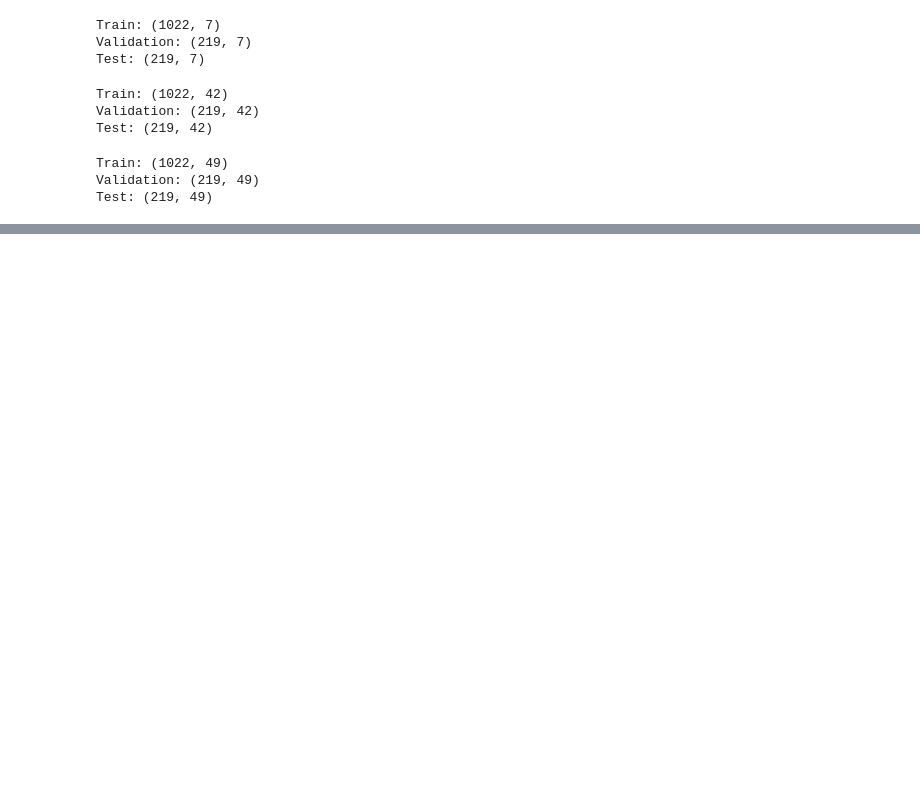
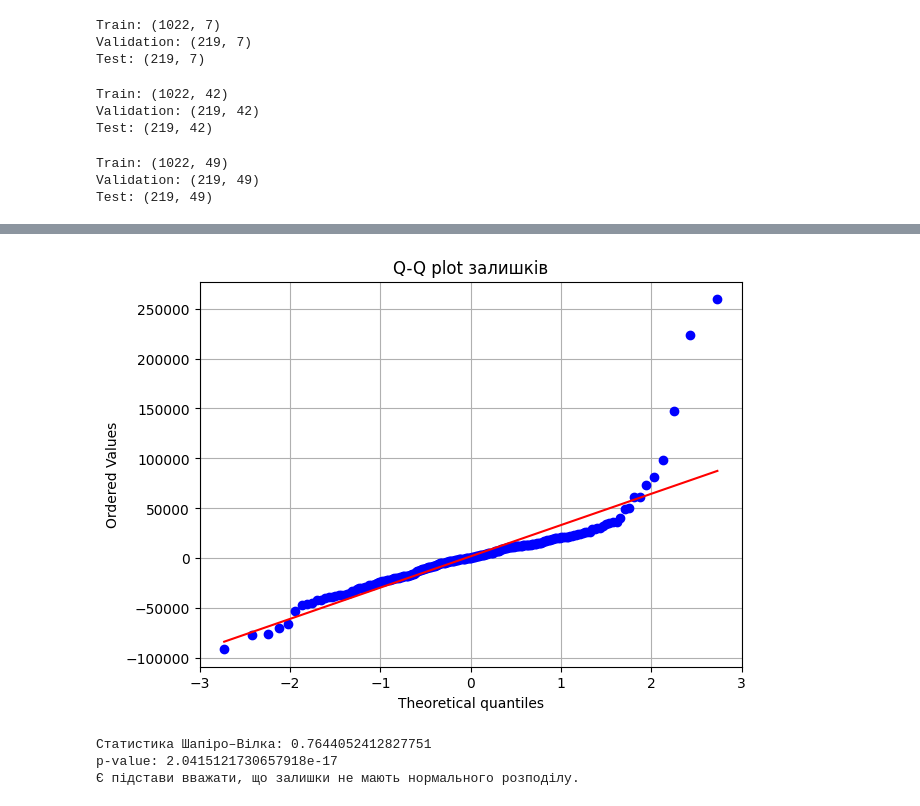
Before and after one commit to DianaTsiurpita/machine-learning, a Jupyter notebook: ML_1_Цюрпіта_Діана.ipynb, the cells around one changed output, grey strips where cells are left out. Cells and saved outputs as stored; diff of their text form; code cells hidden in the pictures; blank space fills up the shorter version.

```diff
--- a/ML_1_Цюрпіта_Діана.ipynb
+++ b/ML_1_Цюрпіта_Діана.ipynb
@@ -461,0 +854,33 @@ Test: (219, 49)
+# %%
+# Імпорт scipy для побудови Q-Q plot
+from scipy import stats
+
+plt.figure(figsize=(7, 5))
+
+stats.probplot(
+    residuals,
+    dist="norm",
+    plot=plt
+)
+
+plt.title("Q-Q plot залишків")
+plt.grid(True)
+
+plt.show()
+# %% [output]
+[figure, added]
+# %%
+# Перевірка нормальність залишків тестом Шапіро–Вілка
+shapiro_stat, shapiro_p = stats.shapiro(residuals)
+
+print("Статистика Шапіро–Вілка:", shapiro_stat)
+print("p-value:", shapiro_p)
+
+if shapiro_p > 0.05:
+    print("Немає достатніх підстав відхиляти припущення про нормальність залишків.")
+else:
+    print("Є підстави вважати, що залишки не мають нормального розподілу.")
+# %% [output]
+Статистика Шапіро–Вілка: 0.7644052412827751
+p-value: 2.0415121730657918e-17
+Є підстави вважати, що залишки не мають нормального розподілу.
```
Also changed, not shown: parts of 34 cells of this notebook.
